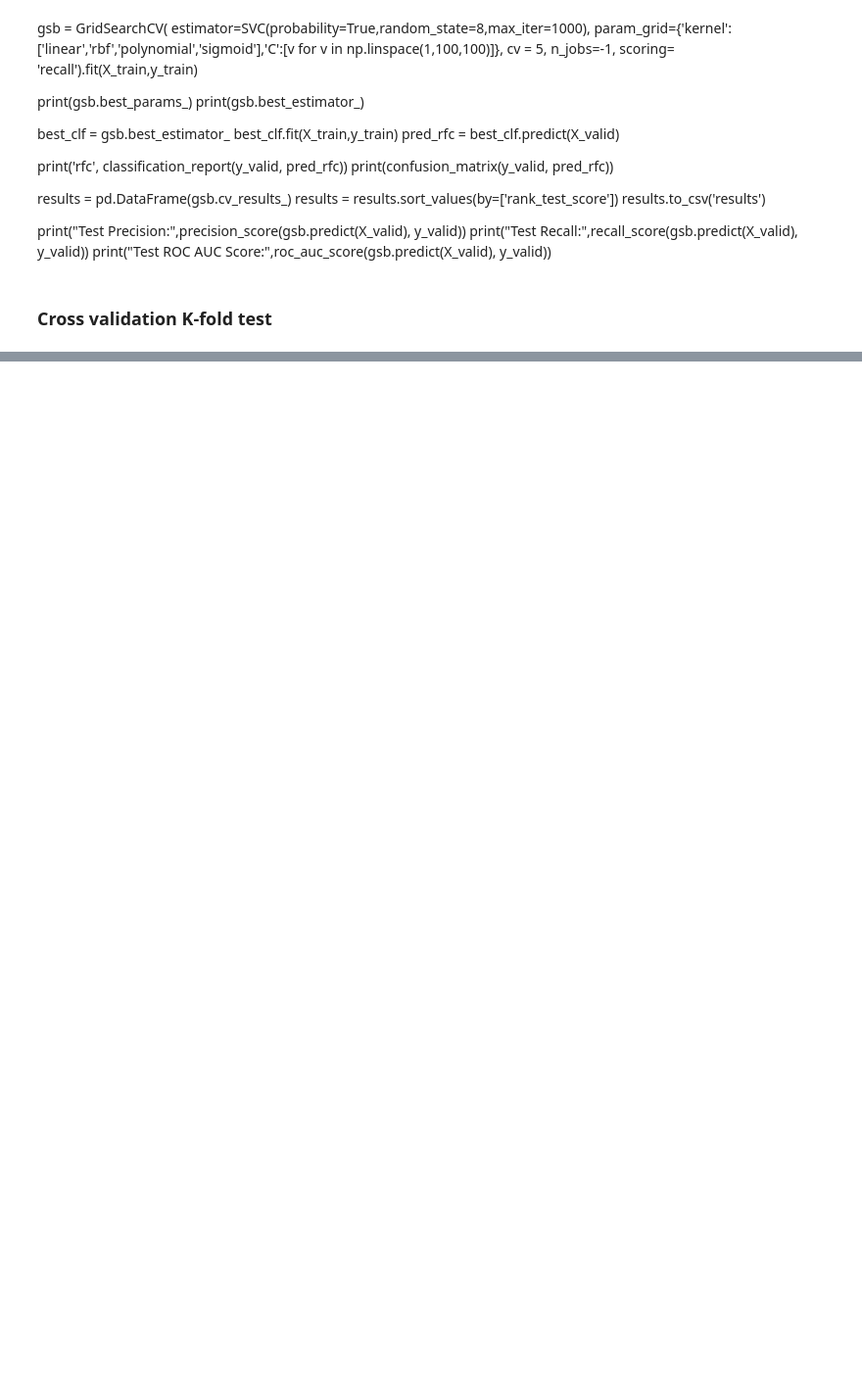
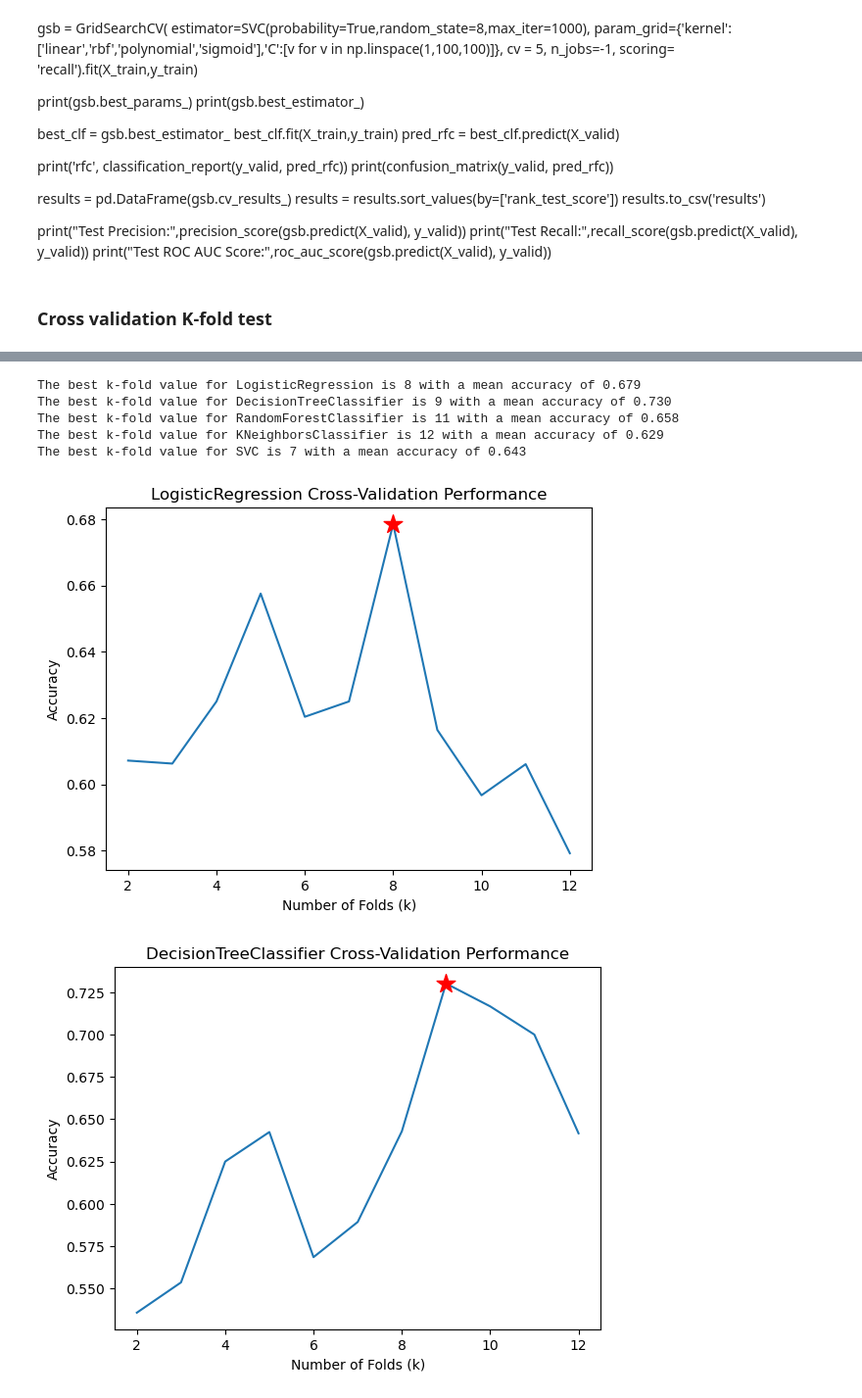
Before and after one commit to pfRijk/TM10007_ML_G1, a Jupyter notebook: assignment.ipynb, the cells around one changed output, grey strips where cells are left out. Shown at 98% size. Drawn from its saved outputs; the diff is of its cells as text; code cells hidden in the pictures; blank space fills up the shorter version.

Commit message:
Edit KFold for some classifiers

```diff
--- a/assignment.ipynb
+++ b/assignment.ipynb
@@ -310,0 +276,58 @@ The best k-fold value is 7 with a mean accuracy of 0.643
+# %%
+
+# Trying differen K folds in cross validation per classifier
+# (Since shuffle is true, answers for best k value might vary)
+# Used to give us an idea on which Kfold to use
+
+# function
+def perform_cross_validation(clf, k_values, X_train, y_train):
+    best_k = None
+    best_score = None
+    results = []
+    for k in k_values:
+        kf = KFold(n_splits=k, shuffle=True, random_state=10)
+        scores = cross_val_score(clf, X_train, y_train, cv=kf, scoring='accuracy', n_jobs=-1)
+        mean_score = np.mean(scores)
+        results.append((k, scores))
+        if best_score is None or mean_score > best_score:
+            best_k = k
+            best_score = mean_score
+    return best_k, results
+
+classifiers = [
+    LogisticRegression(),
+    DecisionTreeClassifier(),
+    RandomForestClassifier(),
+    KNeighborsClassifier(),
+    SVC()
+]
+
+k_values = [2, 3, 4, 5, 6, 7, 8, 9, 10, 11, 12]
+
+best_k_values = {}
+results = []
+
+for clf in classifiers:
+    clf_name = type(clf).__name__
+    best_k, cv_results = perform_cross_validation(clf, k_values, X_train, y_train)
+    best_k_values[clf_name] = best_k
+    results.append((clf_name, cv_results))
+    print(f"The best k-fold value for {clf_name} is {best_k} with a mean accuracy of {np.max([np.mean(cv_scores) for _, cv_scores in cv_results]):.3f}")
+
+for clf_name, cv_results in results:
+    fig, ax = plt.subplots()
+    scores = [np.mean(cv_scores) for _, cv_scores in cv_results]
+    ax.plot(k_values, scores)
+    ax.scatter(best_k_values[clf_name], np.max(scores), marker='*', s=200, color='r', zorder=10)
+    ax.set_xlabel('Number of Folds (k)')
+    ax.set_ylabel('Accuracy')
+    ax.set_title(f'{clf_name} Cross-Validation Performance')
+    plt.show()
+# %% [output]
+The best k-fold value for LogisticRegression is 8 with a mean accuracy of 0.679
+The best k-fold value for DecisionTreeClassifier is 9 with a mean accuracy of 0.730
+The best k-fold value for RandomForestClassifier is 11 with a mean accuracy of 0.658
+The best k-fold value for KNeighborsClassifier is 12 with a mean accuracy of 0.629
+The best k-fold value for SVC is 7 with a mean accuracy of 0.643
+[figure, added]
+[figure, added]
```
Also changed, not shown: parts of 3 cells of this notebook.
